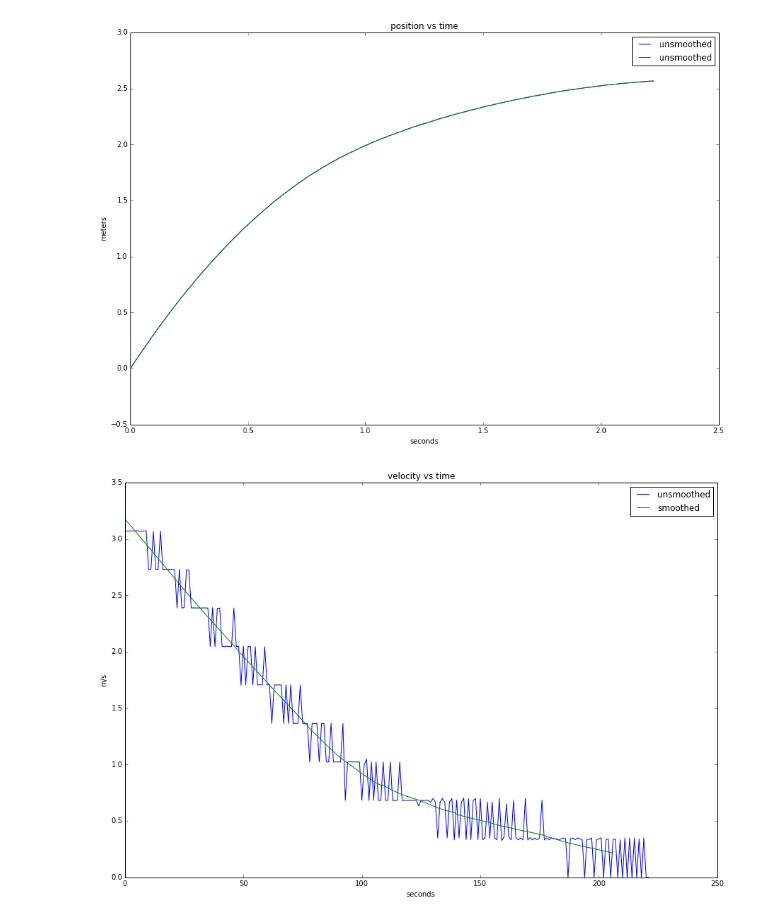
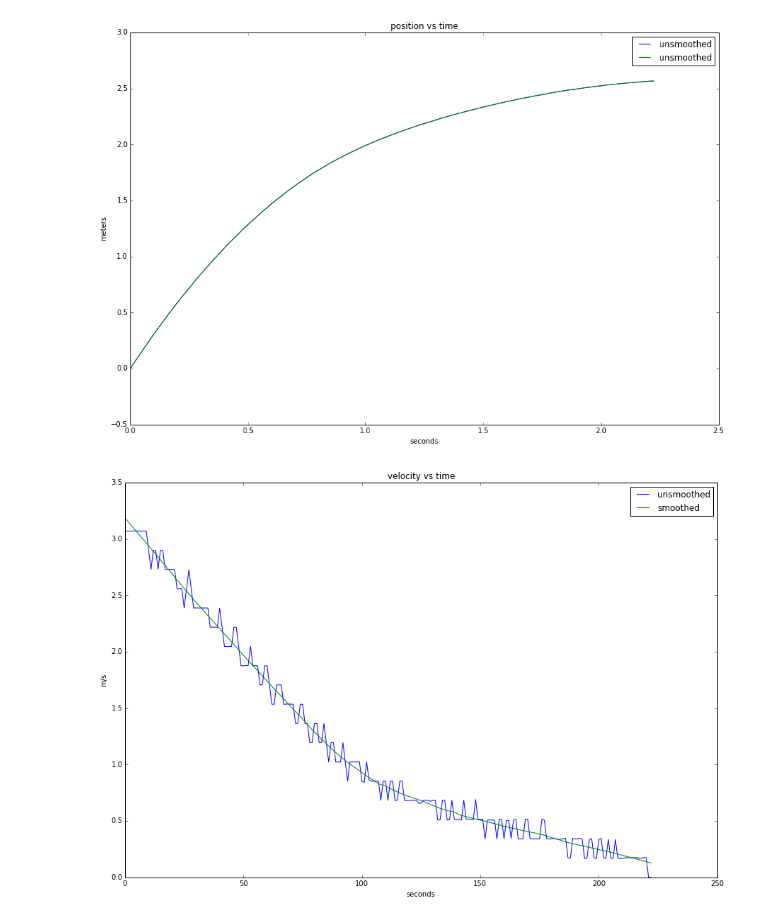
Before and after one commit to berickson/car, a Jupyter notebook: notebooks/Braking.ipynb, the cells around one changed output. Drawn from its saved outputs; the diff is of its cells as text; code cells hidden in the pictures.

```diff
--- a/notebooks/Braking.ipynb
+++ b/notebooks/Braking.ipynb
@@ -13,10 +42,12 @@ class Object:
 import os
 
 results = []
-for filename in sorted(os.listdir('../python/data/esc')):
+data_folder = "../python/data/esc"
+for filename in sorted(os.listdir(data_folder)):
     o = Object()
     o.filename = filename
-    o.data = pd.read_csv('../python/data/esc/'+filename)
+    file_path = os.path.join(data_folder,filename)
+    o.data = pd.read_csv(file_path)
     results.append(o)
 
 print results[0].data.head()
@@ -78,17 +134,15 @@ plt.show()
 # %% [output]
 [figure]
 # %%
-v=slope(meters,d.seconds)
-v_smooth = smooth( slope(meters_smooth, d.seconds) )
 big_plot()
 plt.title('velocity vs time')
-plt.plot(v,label='unsmoothed')
-plt.plot(v_smooth,label='smoothed')
+plt.plot(d.v,label='unsmoothed')
+plt.plot(d.v_smooth,label='smoothed')
 plt.ylabel('m/s')
 plt.xlabel('seconds')
 plt.legend(loc='best')
 plt.show()
 # %% [output]
-[figure, old version]
+[figure, new version]
 # %%
 big_plot()
```
Also changed, not shown: parts of 10 cells of this notebook.
